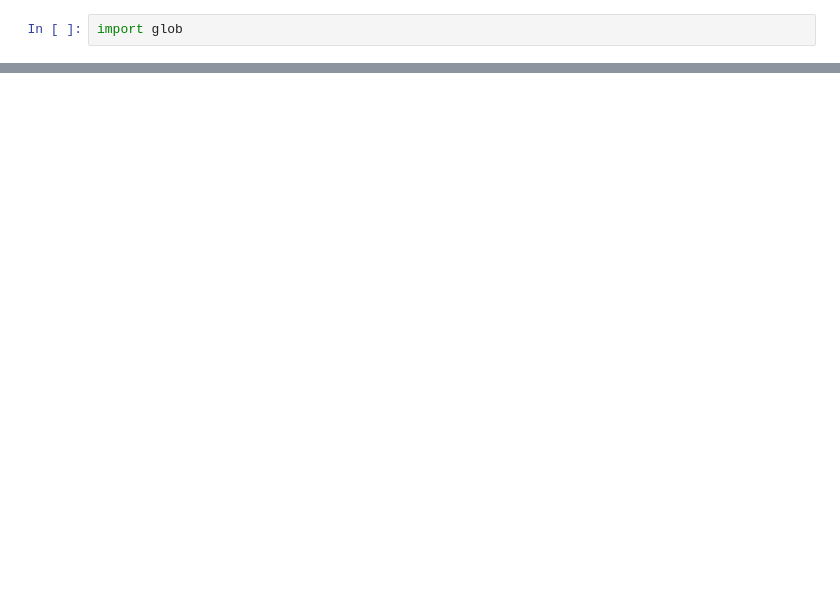
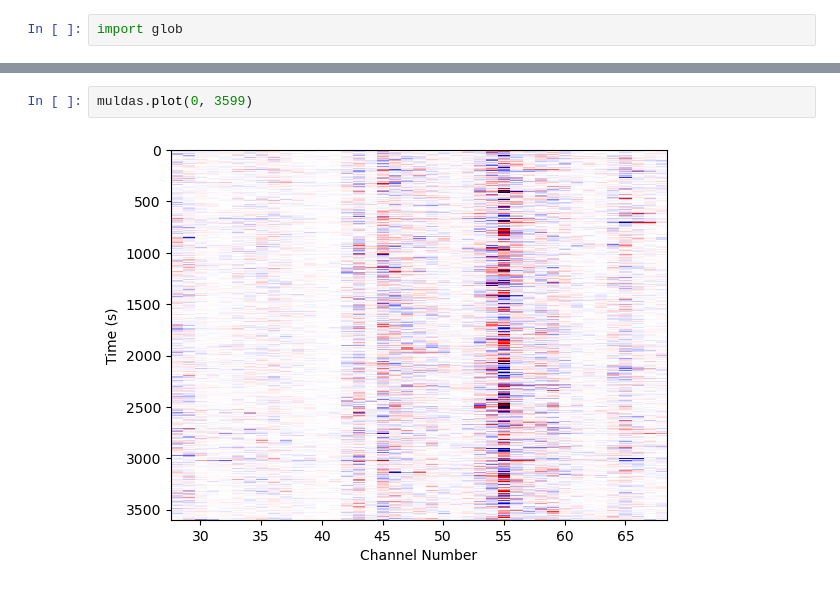
Before and after one commit to UWGeoD/DAS_Animation, a Jupyter notebook: test.ipynb, the cells around one changed output, grey strips where cells are left out. Cells and saved outputs as stored; diff of their text form; blank space fills up the shorter version.

```diff
--- a/test.ipynb
+++ b/test.ipynb
@@ -35,0 +49,4 @@ muldas.plot()
+# %%
+muldas.plot(0, 3599)
+# %% [output]
+[figure, added]
```
Also changed, not shown: parts of 9 cells of this notebook, 1 other file.
